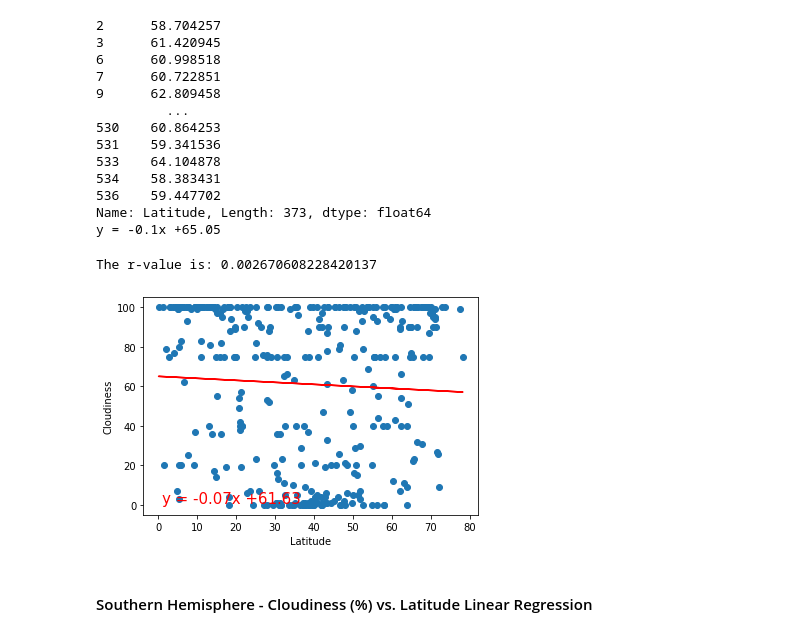
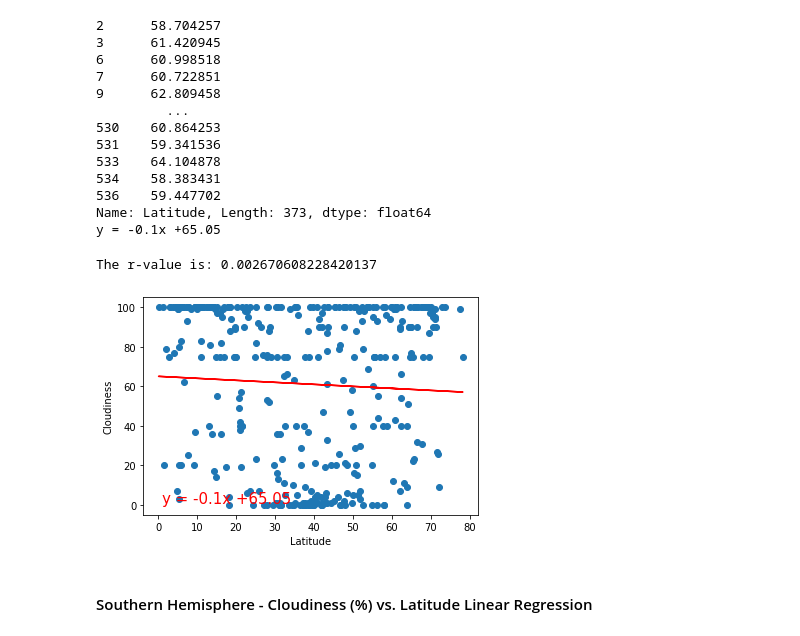
Before and after one commit to Dieneba1/python-api-challeng, a Jupyter notebook: WeatherPy/WeatherPy.ipynb, the cells around one changed output. Drawn from its saved outputs; the diff is of its cells as text; code cells hidden in the pictures.

```diff
--- a/WeatherPy/WeatherPy.ipynb
+++ b/WeatherPy/WeatherPy.ipynb
@@ -399,16 +396,16 @@ y = -0.1x +65.05
 # %%
 plt.scatter(x_values,y_values)
 plt.plot(x_values,regress_values,"r-")
 
 plt.xlabel('Latitude')
 plt.ylabel('Cloudiness')
 
 print(f"The r-value is: {rvalue**2}")
-plt.annotate("y = -0.07x +61.63",(1,1),fontsize=15,color="red")
+plt.annotate("y = -0.1x +65.05",(1,1),fontsize=15,color="red")
 
 plt.show()
 # %% [output]
 The r-value is: 0.002670608228420137
-[figure, old version]
+[figure, new version]
 # %% [markdown]
 ####  Southern Hemisphere - Cloudiness (%) vs. Latitude Linear Regression
```
Also changed, not shown: parts of 12 cells of this notebook, 1 other file.
